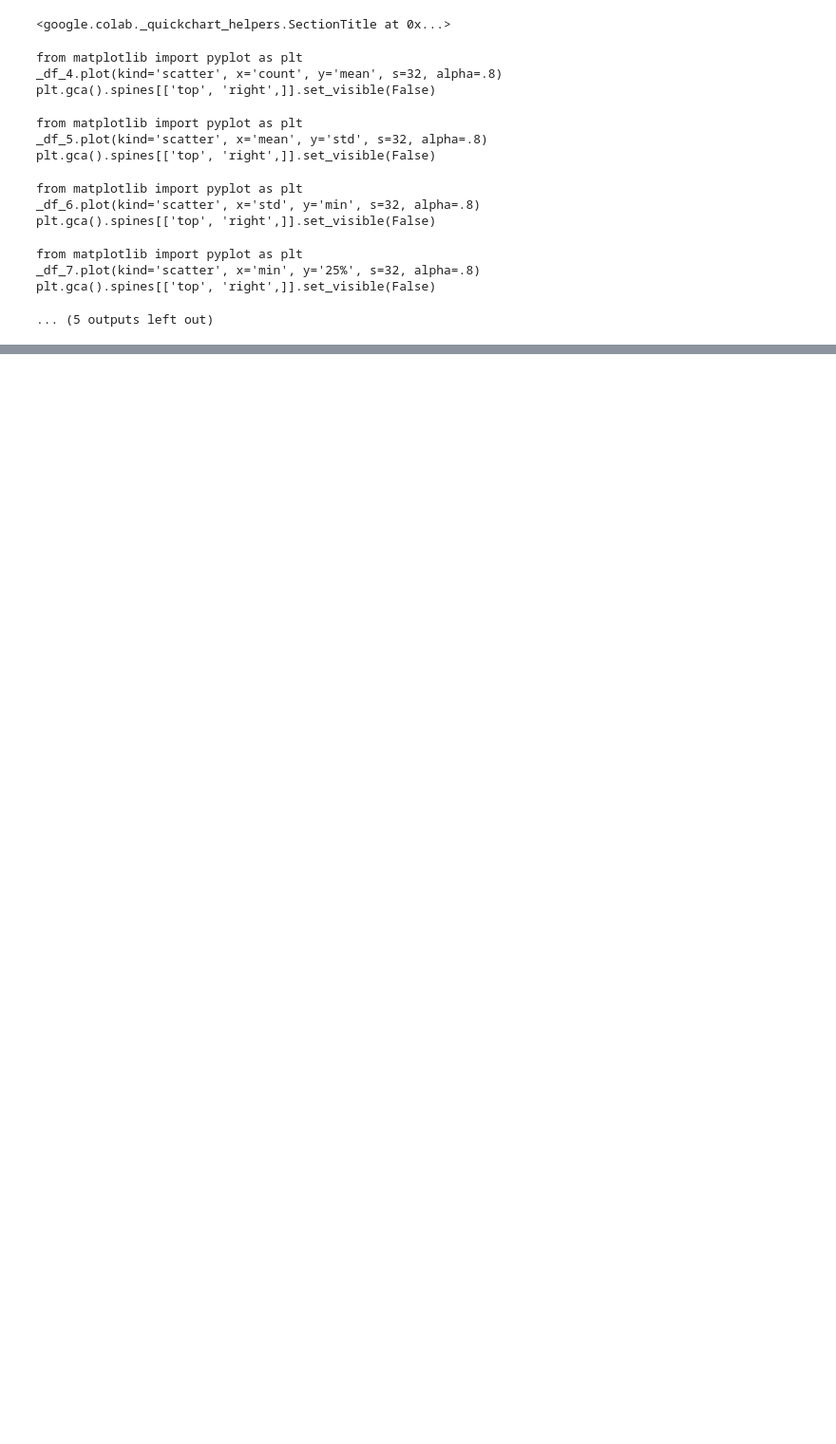
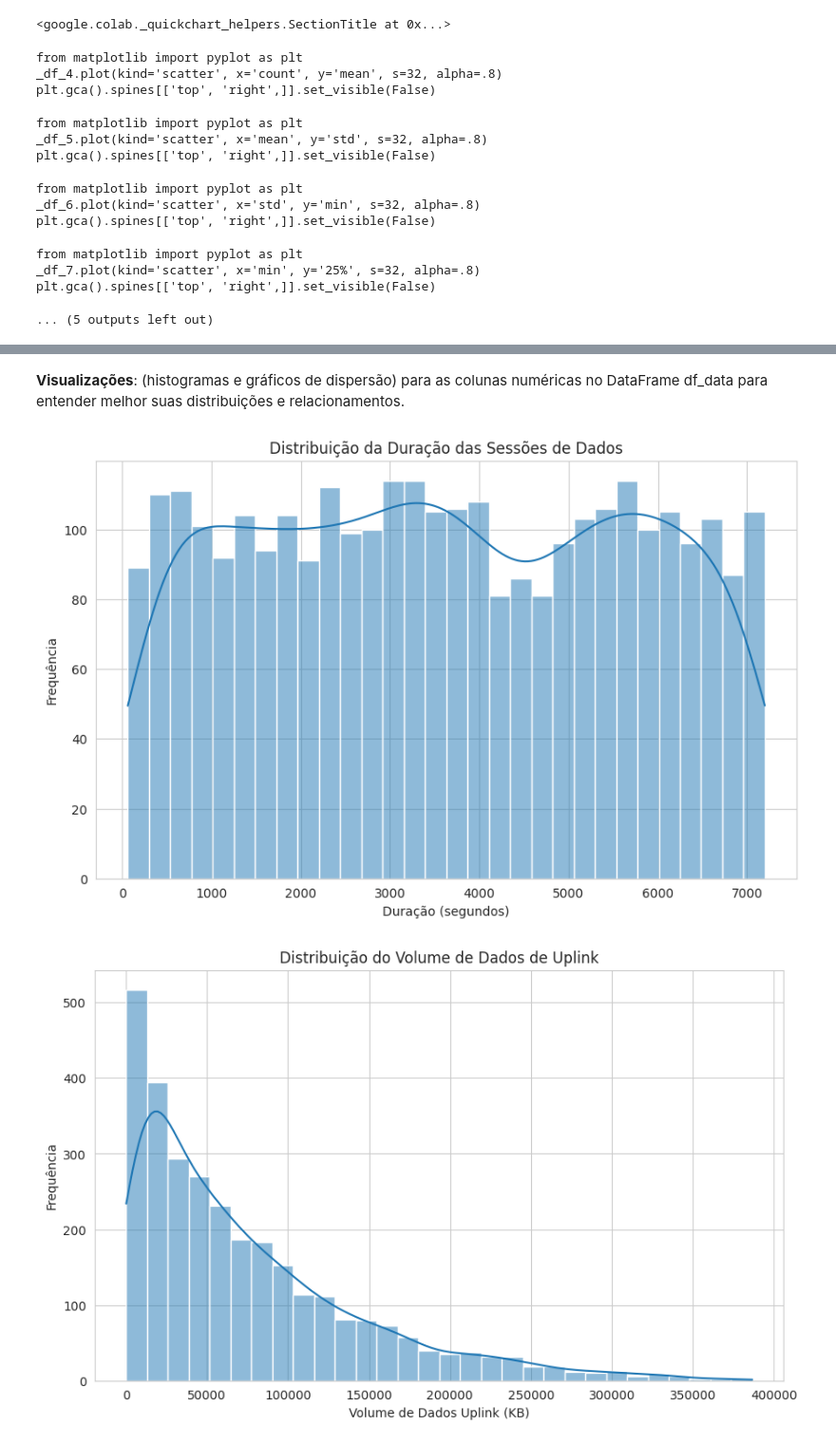
Before and after one commit to AntonioJorg/CDR, a Jupyter notebook: Gerador_CDR_aleatorio.ipynb, the cells around one changed output, grey strips where cells are left out. Shown at 95% size. Cells and saved outputs as stored; diff of their text form; code cells hidden in the pictures; blank space fills up the shorter version.

```diff
--- a/Gerador_CDR_aleatorio.ipynb
+++ b/Gerador_CDR_aleatorio.ipynb
@@ -497,0 +836,7 @@ NameError: name '_df_voz' is not defined
+# %%
+# Filtrar o DataFrame para incluir apenas registros de Dados
+df_data = df_cdr_lido[df_cdr_lido['recordType'] == 'DATA'].copy()
+
+# Exibir as primeiras 5 linhas do novo DataFrame df_data
+print("\n--- Primeiros 5 Registros do Dataset de Dados ---")
+display(df_data.head())
@@ -497,0 +960,60 @@ NameError: name '_df_voz' is not defined
+# %% [markdown]
+**Visualizações**:
+ (histogramas e gráficos de dispersão) para as colunas numéricas no DataFrame df_data para entender melhor suas distribuições e relacionamentos.
+# %%
+import matplotlib.pyplot as plt
+import seaborn as sns
+
+# Configurar o estilo dos gráficos
+sns.set_style("whitegrid")
+
+# Histograma da duração das sessões de dados
+plt.figure(figsize=(10, 6))
+sns.histplot(df_data['duration'], bins=30, kde=True)
+plt.title('Distribuição da Duração das Sessões de Dados')
+plt.xlabel('Duração (segundos)')
+plt.ylabel('Frequência')
+plt.show()
+
+# Histograma do volume de dados de uplink
+plt.figure(figsize=(10, 6))
+sns.histplot(df_data['dataVolumeUplinkKB'], bins=30, kde=True)
+plt.title('Distribuição do Volume de Dados de Uplink')
+plt.xlabel('Volume de Dados Uplink (KB)')
+plt.ylabel('Frequência')
+plt.show()
+
+# Histograma do volume de dados de downlink
+plt.figure(figsize=(10, 6))
+sns.histplot(df_data['dataVolumeDownlinkKB'], bins=30, kde=True)
+plt.title('Distribuição do Volume de Dados de Downlink')
+plt.xlabel('Volume de Dados Downlink (KB)')
+plt.ylabel('Frequência')
+plt.show()
+
+# Scatter plot da duração vs volume de dados de uplink
+plt.figure(figsize=(10, 6))
+sns.scatterplot(x='duration', y='dataVolumeUplinkKB', data=df_data, alpha=0.6)
+plt.title('Relação entre Duração e Volume de Dados de Uplink')
+plt.xlabel('Duração (segundos)')
+plt.ylabel('Volume de Dados Uplink (KB)')
+plt.show()
+
+# Scatter plot da duração vs volume de dados de downlink
+plt.figure(figsize=(10, 6))
+sns.scatterplot(x='duration', y='dataVolumeDownlinkKB', data=df_data, alpha=0.6)
+plt.title('Relação entre Duração e Volume de Dados de Downlink')
+plt.xlabel('Duração (segundos)')
+plt.ylabel('Volume de Dados Downlink (KB)')
+plt.show()
+
+# Scatter plot do volume de dados de uplink vs downlink
+plt.figure(figsize=(10, 6))
+sns.scatterplot(x='dataVolumeUplinkKB', y='dataVolumeDownlinkKB', data=df_data, alpha=0.6)
+plt.title('Relação entre Volume de Dados de Uplink e Downlink')
+plt.xlabel('Volume de Dados Uplink (KB)')
+plt.ylabel('Volume de Dados Downlink (KB)')
+plt.show()
+# %% [output]
+[figure, added]
+[figure, added]
```
Also changed, not shown: parts of 48 cells of this notebook.
